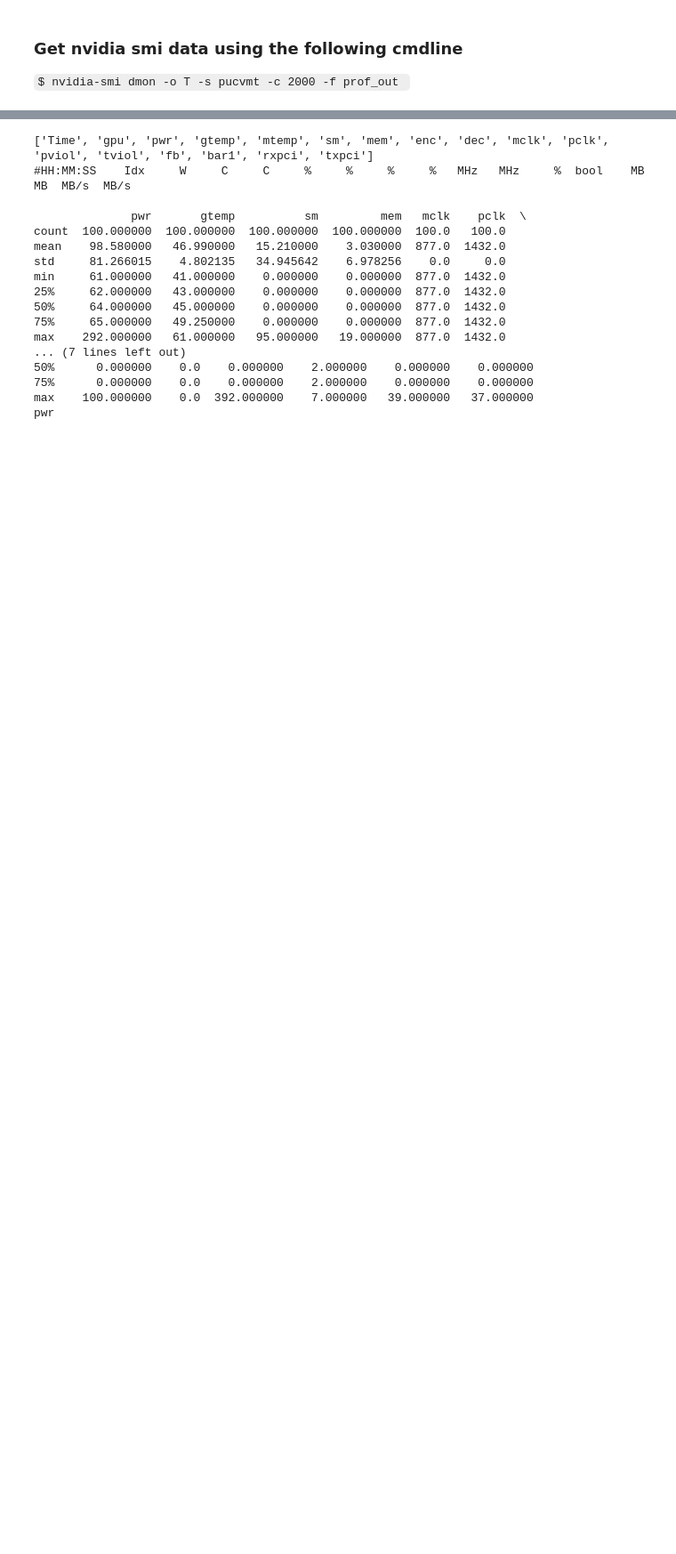
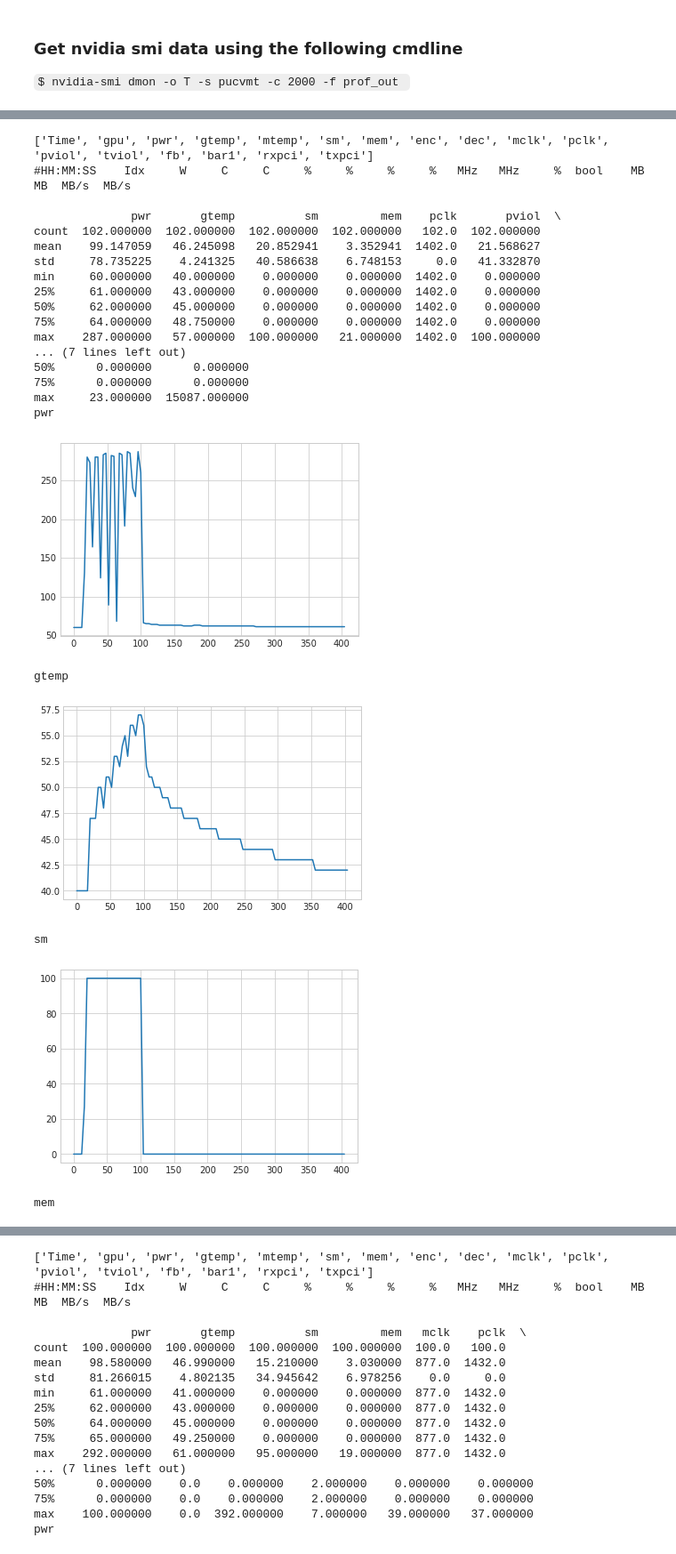
Before and after one commit to akhilguliani/power_benchmark, a Jupyter notebook: parseNplot.ipynb, the cells around one changed output, grey strips where cells are left out. Shown at 89% size. Drawn from its saved outputs; the diff is of its cells as text; code cells hidden in the pictures; blank space fills up the shorter version.

```diff
--- a/parseNplot.ipynb
+++ b/parseNplot.ipynb
@@ -44,0 +82,30 @@ def plot_gpu_set(set_val, gpu_num, input_file):
+# %%
+#set_values = ['pwr', 'gtemp', 'sm', 'mem', 'mclk', 'pclk', 'pviol', 'tviol', 'fb', 'bar1', 'rxpci', 'txpci']
+#gpu_num = 0
+input_file = "./prof_overlapp_1024_run_2"
+
+plot_gpu_set(set_values, gpu_num, input_file, 200)
+# %% [output]
+['Time', 'gpu', 'pwr', 'gtemp', 'mtemp', 'sm', 'mem', 'enc', 'dec', 'mclk', 'pclk', 'pviol', 'tviol', 'fb', 'bar1', 'rxpci', 'txpci']
+#HH:MM:SS    Idx     W     C     C     %     %     %     %   MHz   MHz     %  bool    MB    MB  MB/s  MB/s
+
+              pwr       gtemp          sm         mem    pclk       pviol  \
+count  102.000000  102.000000  102.000000  102.000000   102.0  102.000000
+mean    99.147059   46.245098   20.852941    3.352941  1402.0   21.568627
+std     78.735225    4.241325   40.586638    6.748153     0.0   41.332870
+min     60.000000   40.000000    0.000000    0.000000  1402.0    0.000000
+25%     61.000000   43.000000    0.000000    0.000000  1402.0    0.000000
+50%     62.000000   45.000000    0.000000    0.000000  1402.0    0.000000
+75%     64.000000   48.750000    0.000000    0.000000  1402.0    0.000000
+max    287.000000   57.000000  100.000000   21.000000  1402.0  100.000000
+... (7 lines left out)
+50%      0.000000      0.000000
+75%      0.000000      0.000000
+max     23.000000  15087.000000
+pwr
+[figure, added]
+gtemp
+[figure, added]
+sm
+[figure, added]
+mem
```
Also changed, not shown: parts of 3 cells of this notebook, 2 other files.
